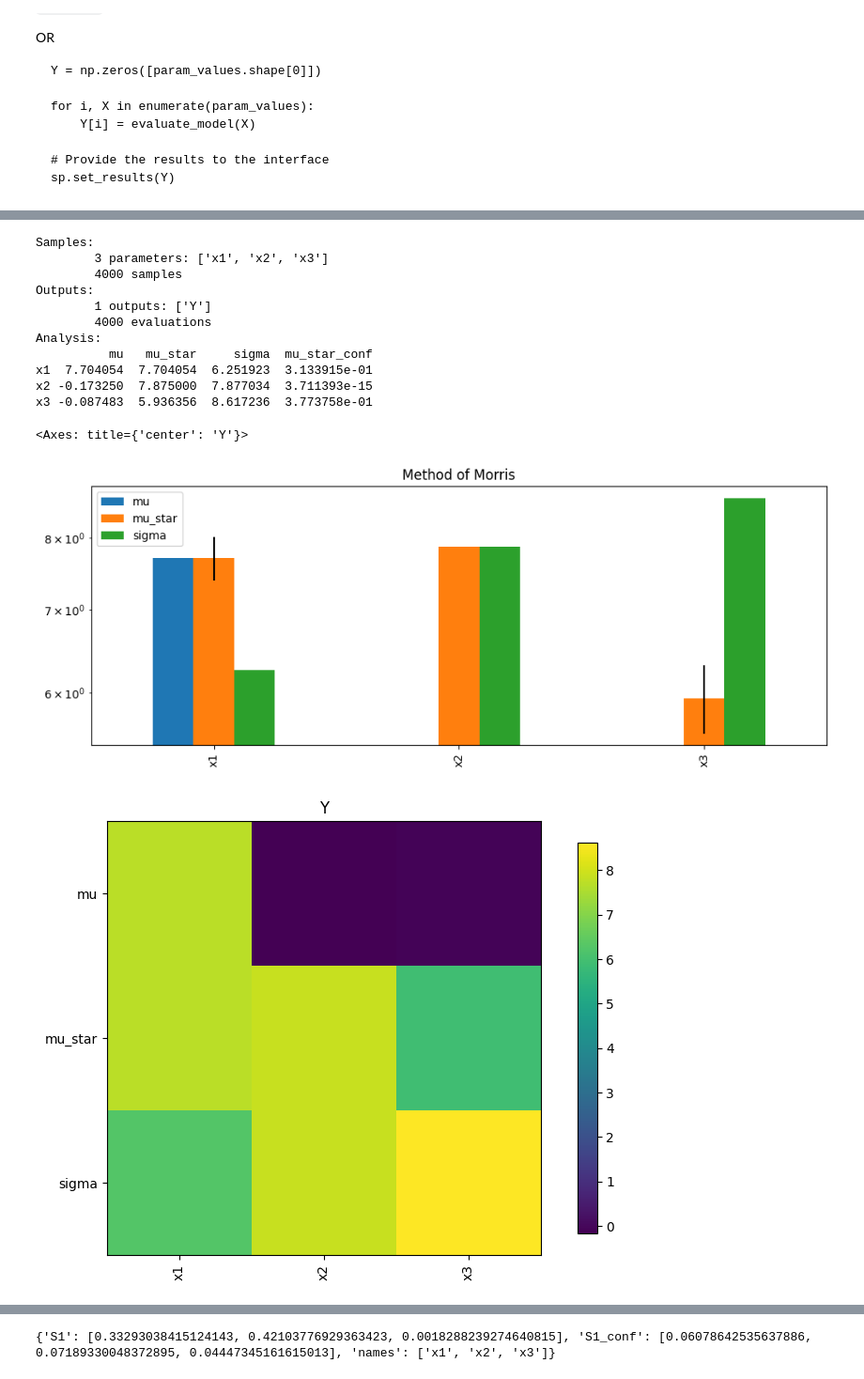
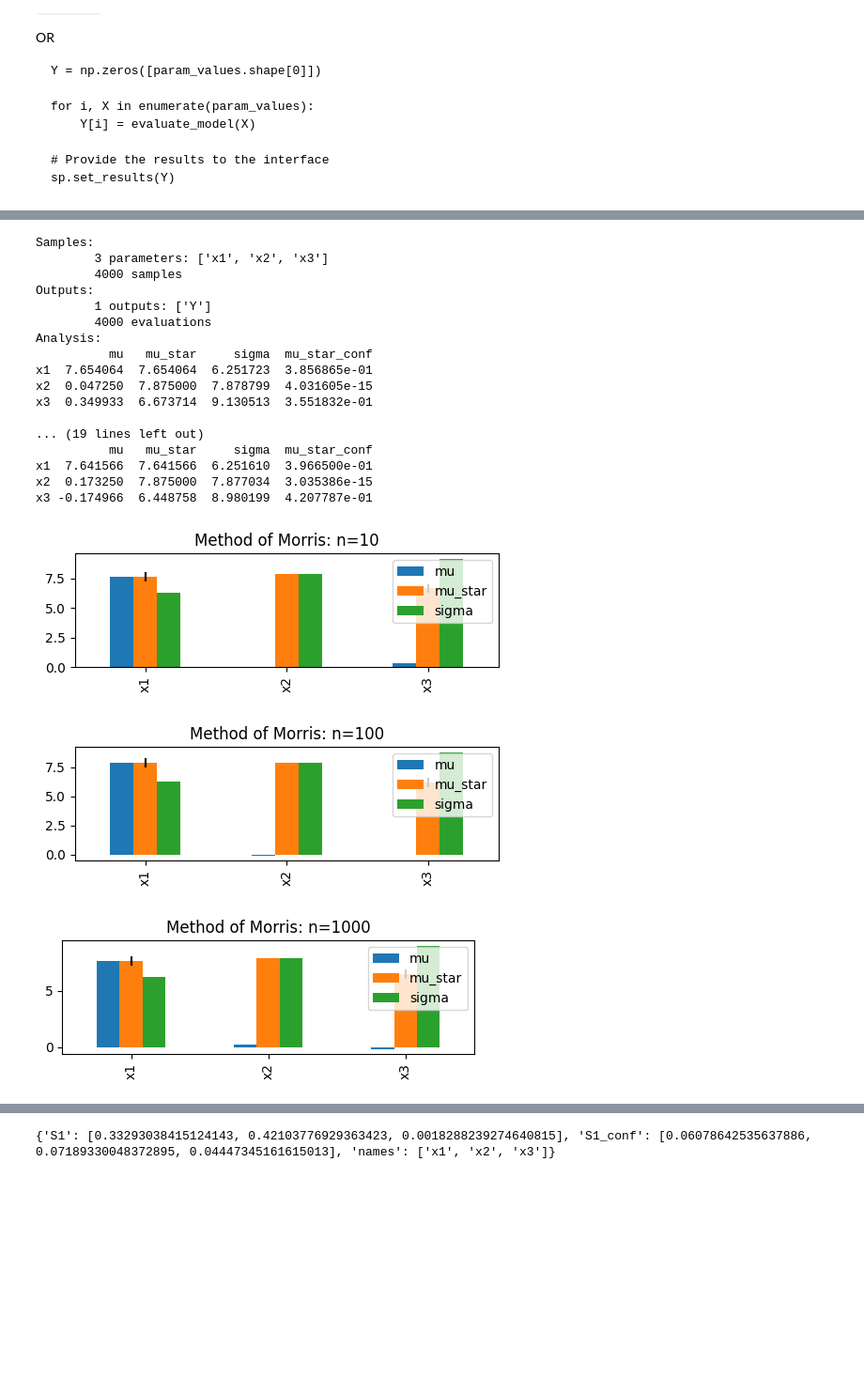
Before and after one commit to AllmieBloom/summer24, a Jupyter notebook: salib_exploration.ipynb, the cells around one changed output, grey strips where cells are left out. Shown: that part at 94% size. Cells and saved outputs as stored; diff of their text form; code cells hidden in the pictures; blank space fills up the shorter version.

Commit message:
Add Ishigami function and Sobol_g

```diff
--- a/salib_exploration.ipynb
+++ b/salib_exploration.ipynb
@@ -88,46 +237,56 @@ x3  0.006142  0.053794
 # %%
 # ==== Method of Morris ~ Ishigami ===
 # from SALib.analyze import morris
 
 # define model inputs
 sp = ProblemSpec({
     'num_vars': 3,
     'names': ['x1', 'x2', 'x3'],
     'bounds': [[-3.14159265359, 3.14159265359],
                [-3.14159265359, 3.14159265359],
                [-3.14159265359, 3.14159265359]]
 })
 
 # TODO there's lots of options for sampling
 # SALib.sample.morris.morris module https://salib.readthedocs.io/en/latest/api/SALib.sample.morris.html#module-SALib.sample.morris.morris
 # https://salib.readthedocs.io/en/latest/api/SALib.analyze.html#module-SALib.analyze.morris (example code that didn't work)
 
-(sp.sample_morris(1000).evaluate(Ishigami.evaluate).analyze_morris())
-print(sp)
+def morris(n : int):
+    (sp.sample_morris(1000).evaluate(Ishigami.evaluate).analyze_morris())
+    print(sp)
 
-df_morris = sp.to_df() # convert to pandas dataframe object
+    df_morris = sp.to_df() # convert to pandas dataframe object
 
-# === Plotting results ===
-axes = sp.plot() #  returns matplotlib axes object
-axes.set_yscale('log') # set plot to log scale
-fig = plt.gcf() # get current figure
-fig.set_size_inches(10, 4)
-plt.title(label="Method of Morris")
-plt.tight_layout()
+    # === Plotting results ===
+    axes = sp.plot() #  returns matplotlib axes object
+    fig = plt.gcf() # get current figure
+    fig.set_size_inches(5, 2)
+    plt.title(label=f"Method of Morris: n={n}")
+    plt.tight_layout()
 
-sp.heatmap()
+    # sp.heatmap()
+
+morris(10)
+morris(100)
+morris(1000)
 # %% [output]
 Samples:
         3 parameters: ['x1', 'x2', 'x3']
         4000 samples
 Outputs:
         1 outputs: ['Y']
         4000 evaluations
 Analysis:
           mu   mu_star     sigma  mu_star_conf
-x1  7.704054  7.704054  6.251923  3.133915e-01
-x2 -0.173250  7.875000  7.877034  3.711393e-15
-x3 -0.087483  5.936356  8.617236  3.773758e-01
+x1  7.654064  7.654064  6.251723  3.856865e-01
+x2  0.047250  7.875000  7.878799  4.031605e-15
+x3  0.349933  6.673714  9.130513  3.551832e-01
+
+... (19 lines left out)
+          mu   mu_star     sigma  mu_star_conf
+x1  7.641566  7.641566  6.251610  3.966500e-01
+x2  0.173250  7.875000  7.877034  3.035386e-15
+x3 -0.174966  6.448758  8.980199  4.207787e-01
-<Axes: title={'center': 'Y'}>
-[figure, old version]
+[figure, new version]
-[figure, old version]
+[figure, new version]
+[figure, added]
```
Also changed, not shown: parts of 8 cells of this notebook, 1 other file.
